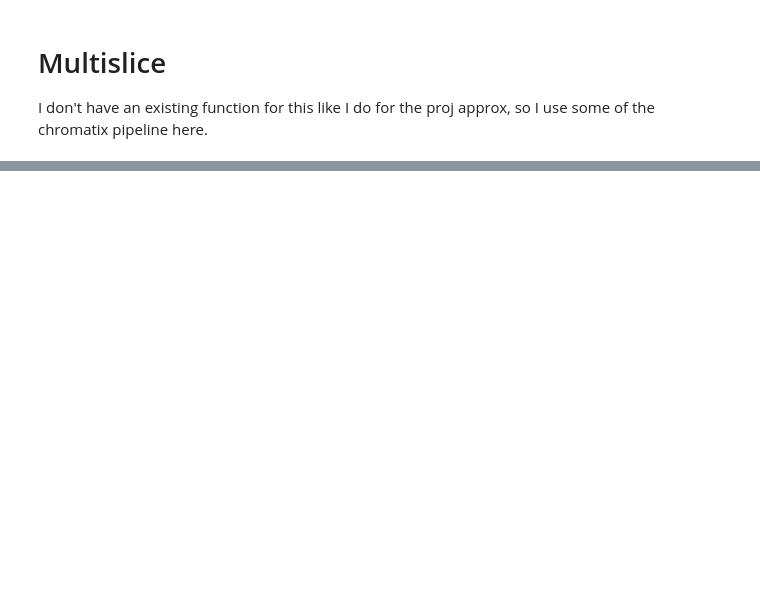
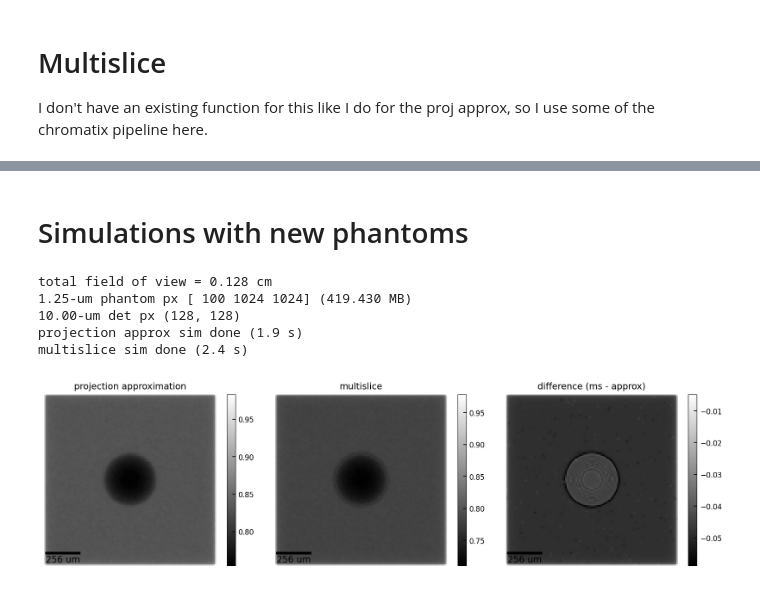
Before and after one commit to gjadick/spectral-xpci, a Jupyter notebook: multislice.ipynb, the cells around one changed output, grey strips where cells are left out. Saved outputs shown, nothing was run; the diff lists cells and outputs as text; code cells hidden in the pictures; blank space fills up the shorter version.

```diff
--- a/multislice.ipynb
+++ b/multislice.ipynb
@@ -173,0 +190,9 @@ Wall time: 20.5 s
+# %%
+nylon = Material('nylon', 'H(9.7980)C(63.6853)N(12.3779)O(14.1388)', 1.15)
+glass = Material('glass', 'O(53.9559)Na(2.8191)Al(1.1644)Si(37.7220)K(0.3321)', 2.230)
+breast = Material('breast tissue', 'C(33.2)N(3.0)O(52.7)Na(0.1)P(0.1)S(0.2)Cl(0.1)', 1.02)
+
+# example phantom parameters
+N = 1024
+dx = 1e-6
+Nz = 10
@@ -173,0 +343,62 @@ Wall time: 20.5 s
+# %% [markdown]
+# Simulations with new phantoms
+# %%
+propdist = 10e-2
+energy = 20
+I0 = 1e5  # beam intensity -- effects noise (smaller = noiser)
+
+### Phantom:
+phantom_N = 1024
+phantom_dx = 1.25e-6
+z_slices = 100      # number of multislices
+z_thickness = 3e-2  # thickness of the phantom along propagation axis
+fov = phantom_N*phantom_dx
+phantom_dz = z_thickness/z_slices
+phantom_shape = jnp.array([z_slices, phantom_N, phantom_N])
+print(f'total field of view = {fov*1e2:.3f} cm')
+print(f'{1e6*phantom_dx:.2f}-um phantom px', phantom_shape, f'({phantom_N**2 * z_slices * 4/1e6:.3f} MB)')
+
+### Detector:
+det_shape = (128, 128)
+det_dx = fov / det_shape[0]
+det_psf = 'lorentzian'
+det_fwhm = 10e-6
+print(f'{1e6*det_dx:.2f}-um det px', det_shape)
+
+sphere_radius = 200e-6
+obj_delta, obj_beta = make_sphere_phantom(phantom_N, z_slices, phantom_dx, sphere_radius, energy)
+
+
+##################################################
+### Simulations
+
+t0 = time()
+beta_proj = phantom_dz * jnp.sum(obj_beta, axis=0)
+delta_proj = phantom_dz * jnp.sum(obj_beta, axis=0)
+img_approx = simulate_projection(beta_proj, delta_proj, phantom_dx, det_shape, det_dx, det_fwhm, energy, propdist, I0)
+print(f'projection approx sim done ({time() - t0:.1f} s)')
+
+t0 = time()
+img_ms = simulate_multislice(obj_beta, obj_delta, phantom_dx, phantom_dz, det_shape, det_dx, det_fwhm, energy, propdist, I0)
+print(f'multislice sim done ({time() - t0:.1f} s)')
+
+diff = img_ms - img_approx
+ims = [img_approx, img_ms, diff]
+ttls = ['projection approximation', 'multislice', 'difference (ms - approx)']
+fig, ax = plt.subplots(1, 3, figsize=[11,3])
+for i, stuff in enumerate(zip(ims, ttls)):
+    im, ttl = stuff
+    ax[i].set_title(ttl)
+    m = ax[i].imshow(im)
+    fig.colorbar(m, ax=ax[i])
+    ax[i].axis('off')
+    add_scalebar(ax[i], 0.2, det_shape[0], det_dx*1e6, 'um')
+fig.tight_layout()
+plt.show()
+# %% [output]
+total field of view = 0.128 cm
+1.25-um phantom px [ 100 1024 1024] (419.430 MB)
+10.00-um det px (128, 128)
+projection approx sim done (1.9 s)
+multislice sim done (2.4 s)
+[figure, added]
```
Also changed, not shown: parts of 16 cells of this notebook.
